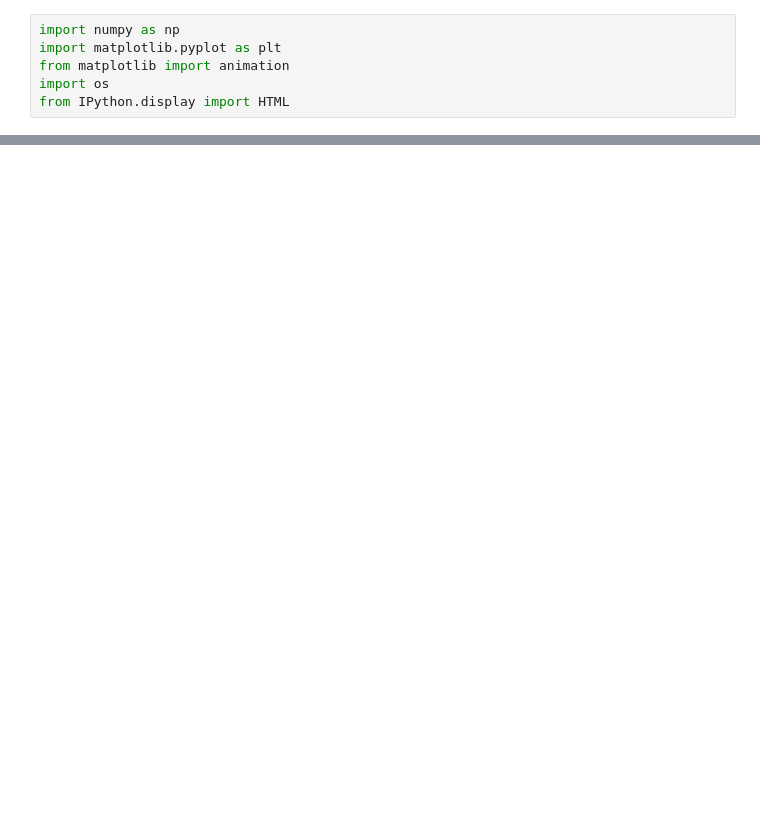
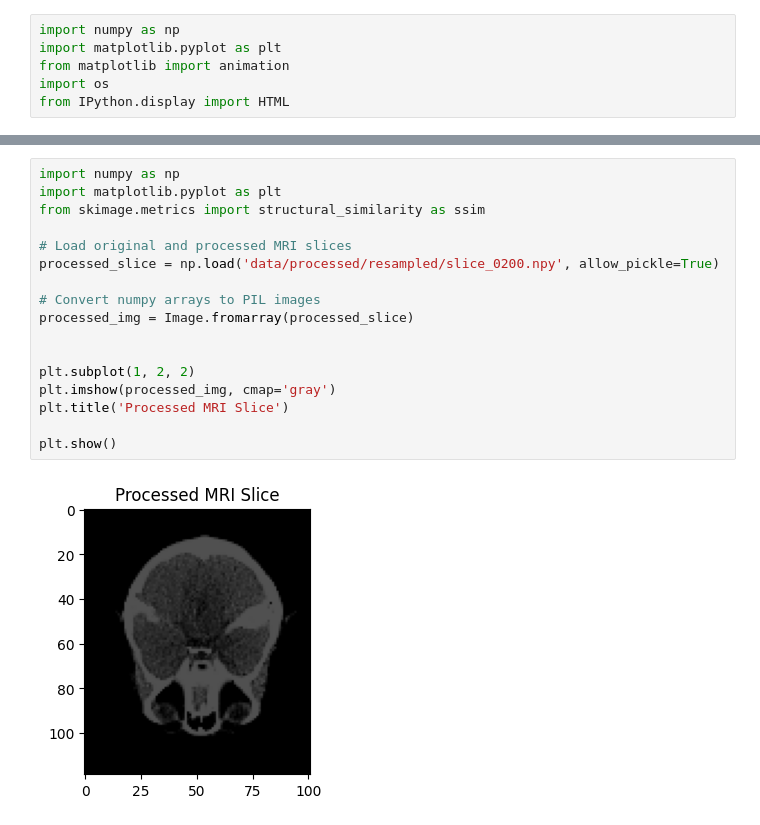
Before and after one commit to jaredtanzd/MLOps, a Jupyter notebook: check_output_resampling.ipynb, the cells around one changed output, grey strips where cells are left out. Cells and saved outputs as stored; diff of their text form; blank space fills up the shorter version.

```diff
--- a/check_output_resampling.ipynb
+++ b/check_output_resampling.ipynb
@@ -54,0 +103,19 @@ if __name__ == "__main__":
+# %%
+import numpy as np
+import matplotlib.pyplot as plt
+from skimage.metrics import structural_similarity as ssim
+
+# Load original and processed MRI slices
+processed_slice = np.load('data/processed/resampled/slice_0200.npy', allow_pickle=True)
+
+# Convert numpy arrays to PIL images
+processed_img = Image.fromarray(processed_slice)
+
+
+plt.subplot(1, 2, 2)
+plt.imshow(processed_img, cmap='gray')
+plt.title('Processed MRI Slice')
+
+plt.show()
+# %% [output]
+[figure, added]
```
Also changed, not shown: parts of 7 cells of this notebook, 36 other files.
